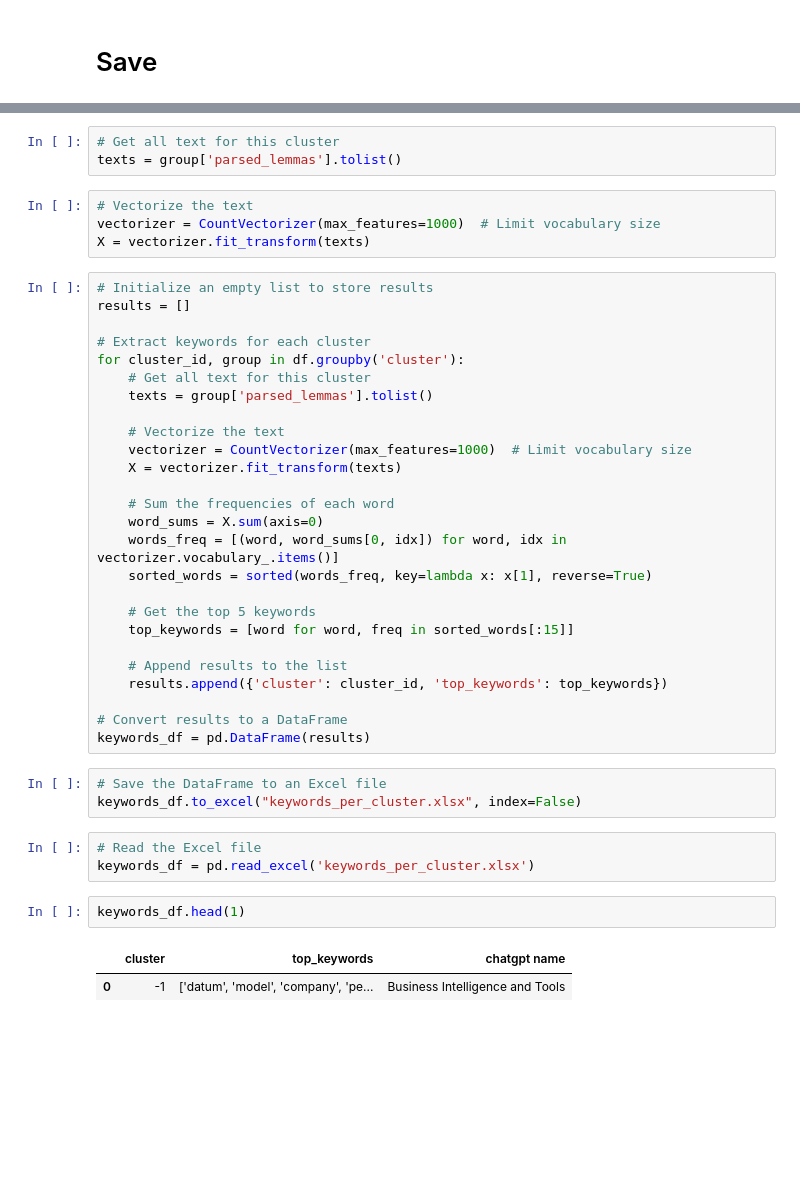
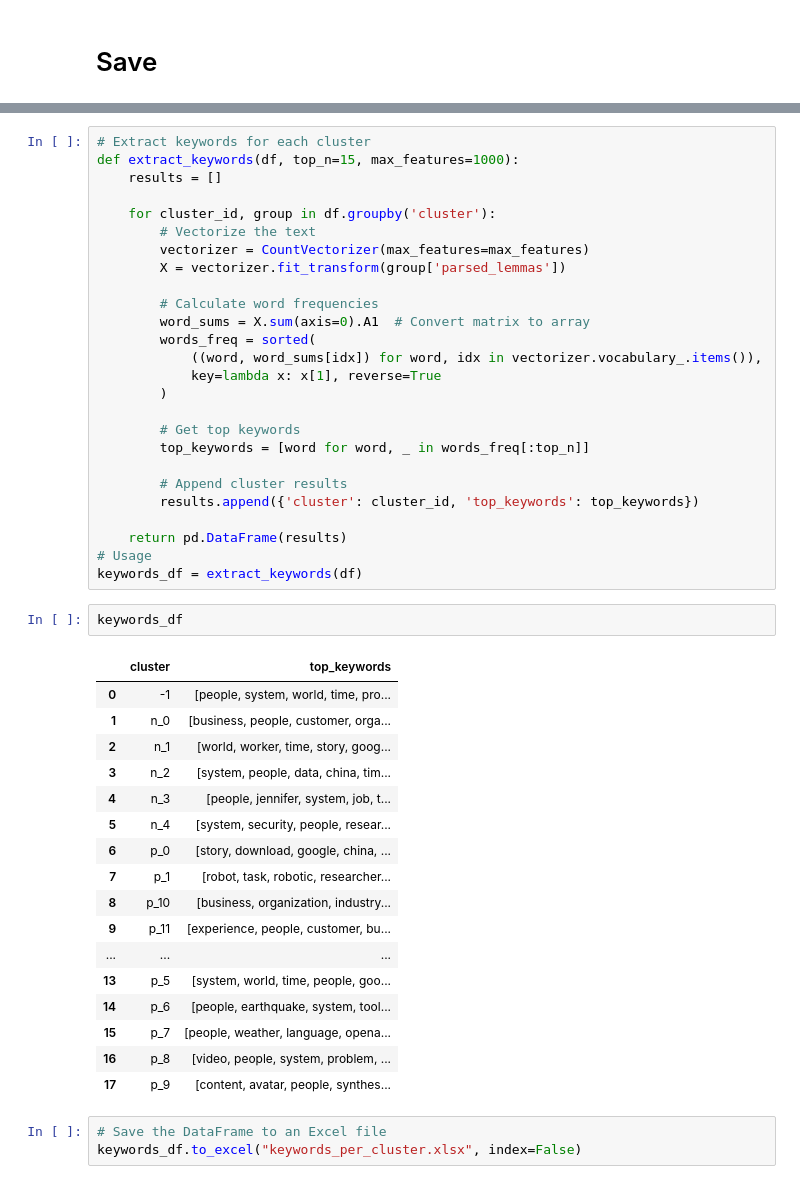
Before and after one commit to AlbaTaboada/Edgelands, a Jupyter notebook: Full_text_analysis(Alba).ipynb, the cells around one changed output, grey strips where cells are left out. Cells and saved outputs as stored; diff of their text form; blank space fills up the shorter version.

```diff
--- a/Full_text_analysis(Alba).ipynb
+++ b/Full_text_analysis(Alba).ipynb
@@ -509,45 +465,50 @@ for cluster_id, group in df.groupby('cluster'):
-# %%
-# Get all text for this cluster
-texts = group['parsed_lemmas'].tolist()
-# %%
-# Vectorize the text
-vectorizer = CountVectorizer(max_features=1000)  # Limit vocabulary size
-X = vectorizer.fit_transform(texts)
 # %%
-# Initialize an empty list to store results
-results = []
+# Extract keywords for each cluster
+def extract_keywords(df, top_n=15, max_features=1000):
+    results = []
 
-# Extract keywords for each cluster
-for cluster_id, group in df.groupby('cluster'):
-    # Get all text for this cluster
-    texts = group['parsed_lemmas'].tolist()
+    for cluster_id, group in df.groupby('cluster'):
+        # Vectorize the text
+        vectorizer = CountVectorizer(max_features=max_features)
+        X = vectorizer.fit_transform(group['parsed_lemmas'])
 
-    # Vectorize the text
-    vectorizer = CountVectorizer(max_features=1000)  # Limit vocabulary size
-    X = vectorizer.fit_transform(texts)
+        # Calculate word frequencies
+        word_sums = X.sum(axis=0).A1  # Convert matrix to array
+        words_freq = sorted(
+            ((word, word_sums[idx]) for word, idx in vectorizer.vocabulary_.items()),
+            key=lambda x: x[1], reverse=True
+        )
 
-    # Sum the frequencies of each word
-    word_sums = X.sum(axis=0)
-    words_freq = [(word, word_sums[0, idx]) for word, idx in vectorizer.vocabulary_.items()]
-    sorted_words = sorted(words_freq, key=lambda x: x[1], reverse=True)
+        # Get top keywords
+        top_keywords = [word for word, _ in words_freq[:top_n]]
 
-    # Get the top 5 keywords
-    top_keywords = [word for word, freq in sorted_words[:15]]
+        # Append cluster results
+        results.append({'cluster': cluster_id, 'top_keywords': top_keywords})
 
-    # Append results to the list
-    results.append({'cluster': cluster_id, 'top_keywords': top_keywords})
-
-# Convert results to a DataFrame
-keywords_df = pd.DataFrame(results)
+    return pd.DataFrame(results)
+# Usage
+keywords_df = extract_keywords(df)
+# %%
+keywords_df
+# %% [output]
+|  | cluster | top_keywords |
+| 0 | -1 | [people, system, world, time, pro... |
+| 1 | n_0 | [business, people, customer, orga... |
+| 2 | n_1 | [world, worker, time, story, goog... |
+| 3 | n_2 | [system, people, data, china, tim... |
+| 4 | n_3 | [people, jennifer, system, job, t... |
+| 5 | n_4 | [system, security, people, resear... |
+| 6 | p_0 | [story, download, google, china, ... |
+| 7 | p_1 | [robot, task, robotic, researcher... |
+| 8 | p_10 | [business, organization, industry... |
+| 9 | p_11 | [experience, people, customer, bu... |
+| ... | ... | ... |
+| 13 | p_5 | [system, world, time, people, goo... |
+| 14 | p_6 | [people, earthquake, system, tool... |
+| 15 | p_7 | [people, weather, language, opena... |
+| 16 | p_8 | [video, people, system, problem, ... |
+| 17 | p_9 | [content, avatar, people, synthes... |
 # %%
 # Save the DataFrame to an Excel file
 keywords_df.to_excel("keywords_per_cluster.xlsx", index=False)
-# %%
-# Read the Excel file
-keywords_df = pd.read_excel('keywords_per_cluster.xlsx')
-# %%
-keywords_df.head(1)
-# %% [output]
-|  | cluster | top_keywords | chatgpt name |
-| 0 | -1 | ['datum', 'model', 'company', 'pe... | Business Intelligence and Tools |
 # %%
```
Also changed, not shown: parts of 55 cells of this notebook.
